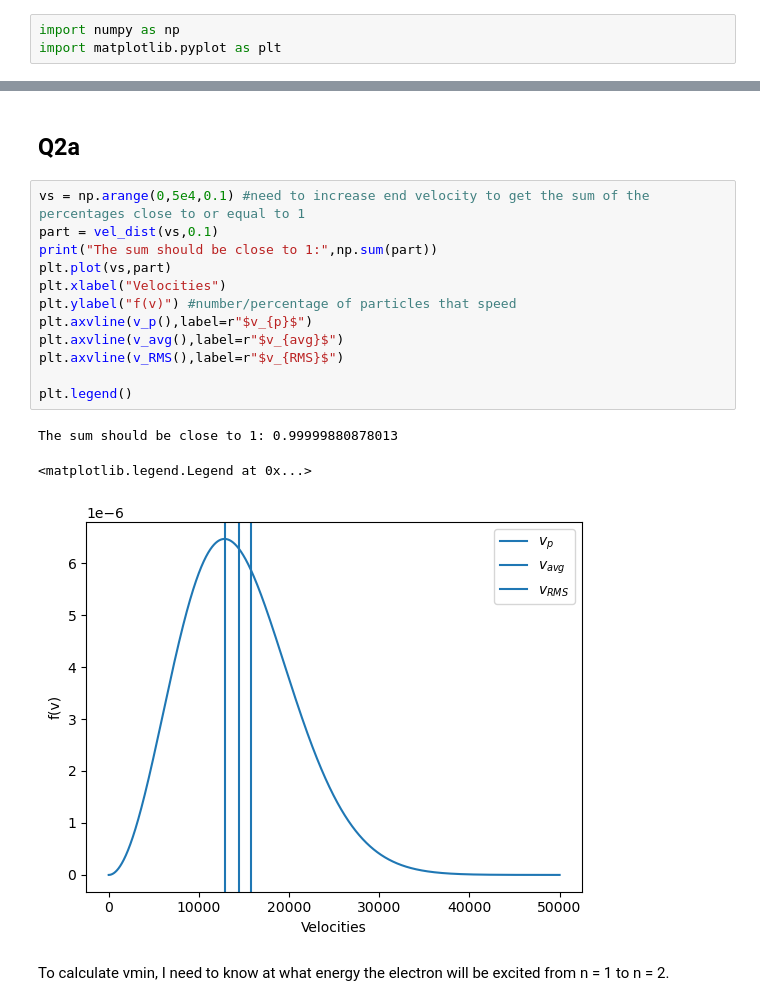
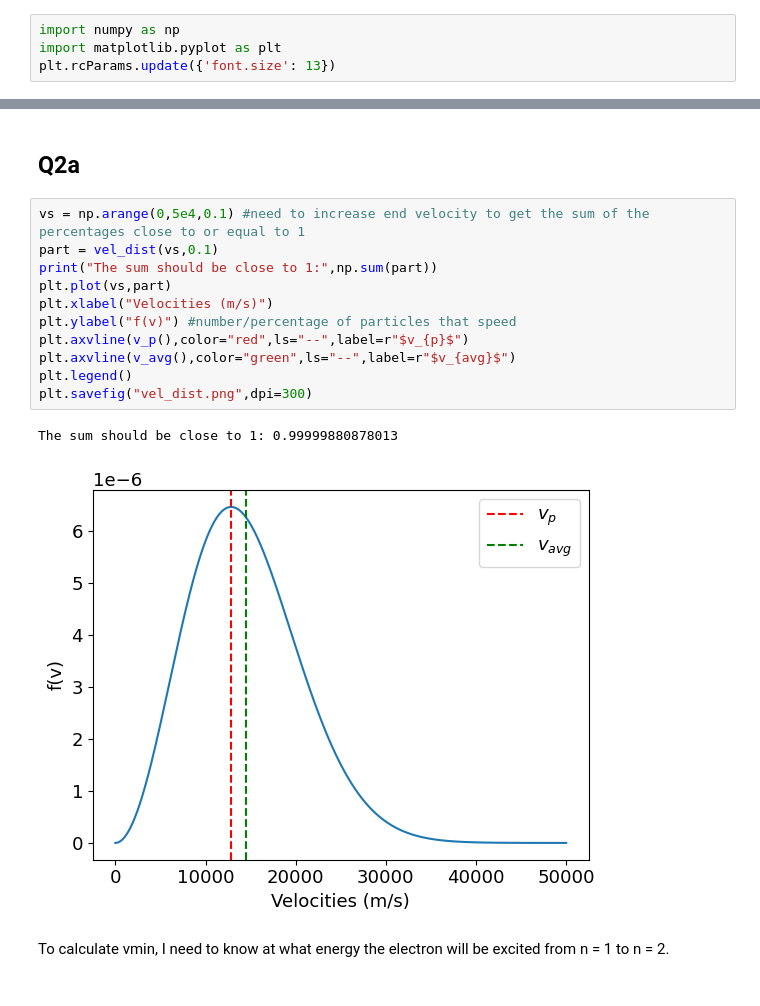
Before and after one commit to kparrine/Computational_Astro, a Jupyter notebook: C3/C3.ipynb, the cells around one changed output, grey strips where cells are left out. Drawn from its saved outputs; the diff is of its cells as text.

Commit message:
Update font size

```diff
--- a/C3/C3.ipynb
+++ b/C3/C3.ipynb
@@ -1,6 +1,7 @@
 # %%
 import numpy as np
 import matplotlib.pyplot as plt
+plt.rcParams.update({'font.size': 13})
 # %%
 #testing the solution
 x = np.linspace(0,np.pi,200)
@@ -483,19 +582,17 @@ def v_RMS():
 # %%
 vs = np.arange(0,5e4,0.1) #need to increase end velocity to get the sum of the percentages close to or equal to 1
 part = vel_dist(vs,0.1)
 print("The sum should be close to 1:",np.sum(part))
 plt.plot(vs,part)
-plt.xlabel("Velocities")
+plt.xlabel("Velocities (m/s)")
 plt.ylabel("f(v)") #number/percentage of particles that speed
-plt.axvline(v_p(),label=r"$v_{p}$")
-plt.axvline(v_avg(),label=r"$v_{avg}$")
-plt.axvline(v_RMS(),label=r"$v_{RMS}$")
-
+plt.axvline(v_p(),color="red",ls="--",label=r"$v_{p}$")
+plt.axvline(v_avg(),color="green",ls="--",label=r"$v_{avg}$")
 plt.legend()
+plt.savefig("vel_dist.png",dpi=300)
 # %% [output]
 The sum should be close to 1: 0.99999880878013
-<matplotlib.legend.Legend at 0x...>
-[figure, old version]
+[figure, new version]
 # %% [markdown]
 To calculate vmin, I need to know at what energy the electron will be excited from n = 1 to n = 2.
 # %%
```
Also changed, not shown: parts of 28 cells of this notebook.
